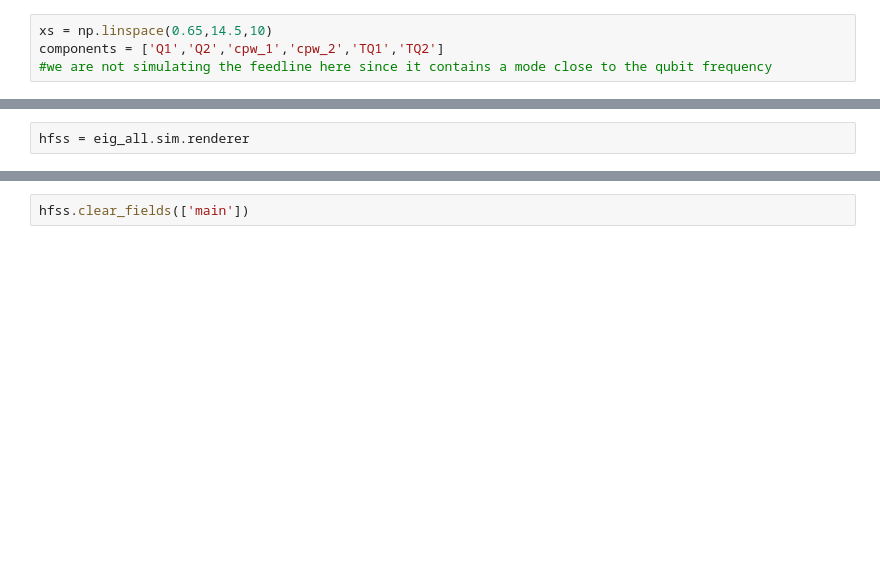
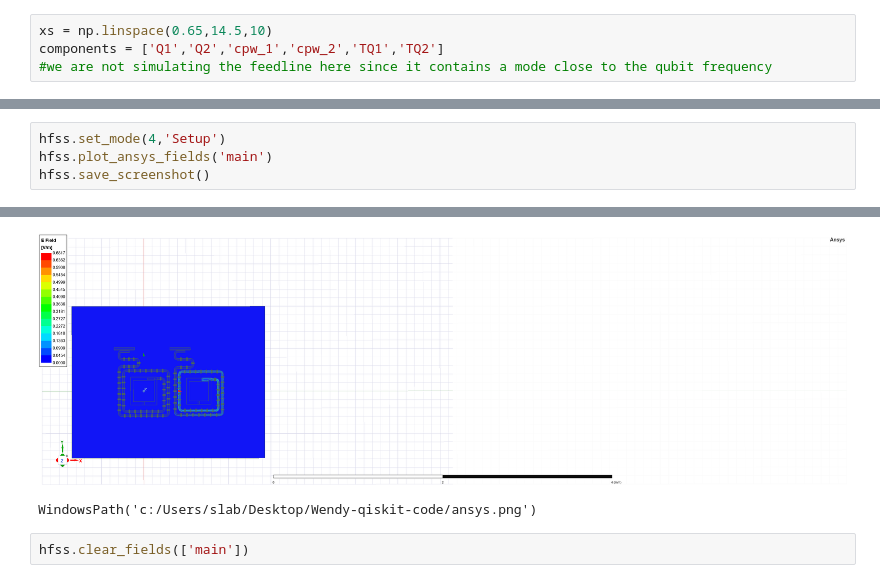
Before and after one commit to Wendywanw/Wendy-qiskit-code, a Jupyter notebook: Single_pocket_simulation.ipynb, the cells around one changed output, grey strips where cells are left out. Drawn from its saved outputs; the diff is of its cells as text; blank space fills up the shorter version.

```diff
--- a/Single_pocket_simulation.ipynb
+++ b/Single_pocket_simulation.ipynb
@@ -1715,2 +1722,5 @@ p_dielectric_main_1 = 0.9170838497292738
-# %%
-hfss = eig_all.sim.renderer
+# %%
+hfss.set_mode(4,'Setup')
+hfss.plot_ansys_fields('main')
+hfss.save_screenshot()
+# %% [output]
@@ -1717,2 +1729,4 @@ hfss = eig_all.sim.renderer
+[figure, added]
+WindowsPath('c:/Users/slab/Desktop/Wendy-qiskit-code/ansys.png')
 # %%
 hfss.clear_fields(['main'])
```
Also changed, not shown: parts of 6 cells of this notebook, 12 other files.
